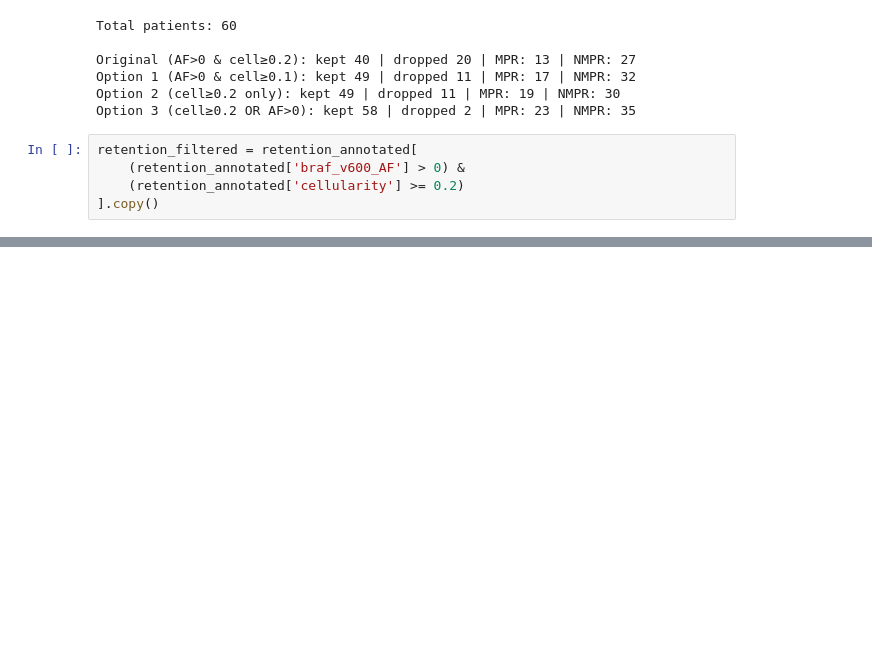
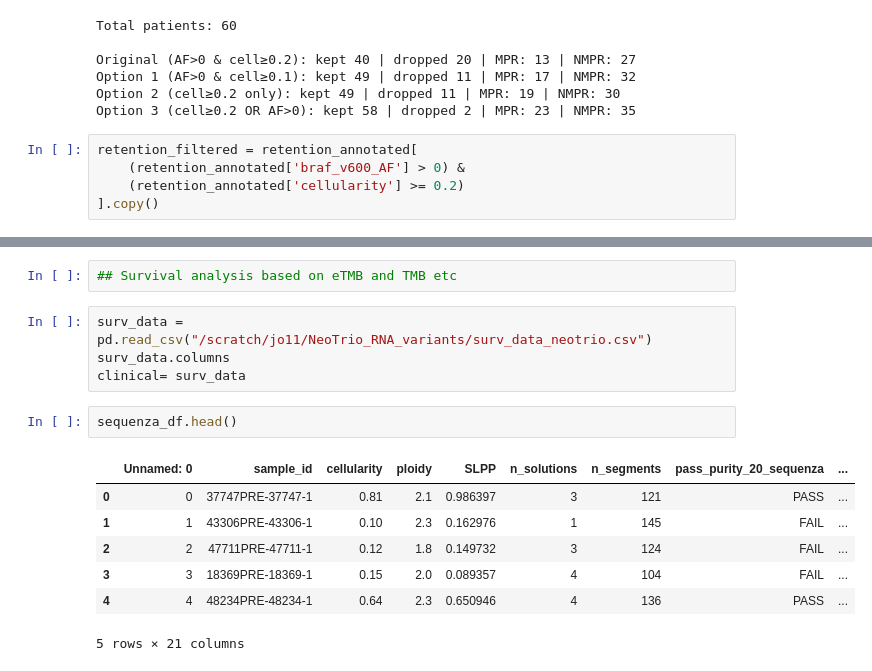
Before and after one commit to JaydenBeckwith/BRAF_analysis, a Jupyter notebook: eTMB_analysis.ipynb, the cells around one changed output, grey strips where cells are left out. Cells and saved outputs as stored; diff of their text form; blank space fills up the shorter version.

```diff
--- a/eTMB_analysis.ipynb
+++ b/eTMB_analysis.ipynb
@@ -478,0 +759,16 @@ plt.show()
+# %%
+## Survival analysis based on eTMB and TMB etc
+# %%
+surv_data = pd.read_csv("/scratch/jo11/NeoTrio_RNA_variants/surv_data_neotrio.csv")
+surv_data.columns
+clinical= surv_data
+# %%
+sequenza_df.head()
+# %% [output]
+|  | Unnamed: 0 | sample_id | cellularity | ploidy | SLPP | n_solutions | n_segments | pass_purity_20_sequenza | ... |
+| 0 | 0 | 37747PRE-37747-1 | 0.81 | 2.1 | 0.986397 | 3 | 121 | PASS | ... |
+| 1 | 1 | 43306PRE-43306-1 | 0.10 | 2.3 | 0.162976 | 1 | 145 | FAIL | ... |
+| 2 | 2 | 47711PRE-47711-1 | 0.12 | 1.8 | 0.149732 | 3 | 124 | FAIL | ... |
+| 3 | 3 | 18369PRE-18369-1 | 0.15 | 2.0 | 0.089357 | 4 | 104 | FAIL | ... |
+| 4 | 4 | 48234PRE-48234-1 | 0.64 | 2.3 | 0.650946 | 4 | 136 | PASS | ... |
+5 rows × 21 columns
```
Also changed, not shown: parts of 20 cells of this notebook, 45 other files.
